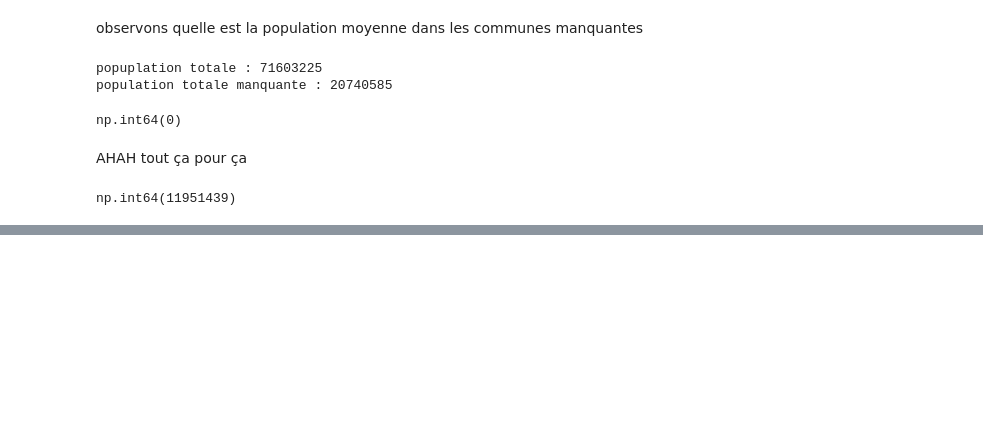
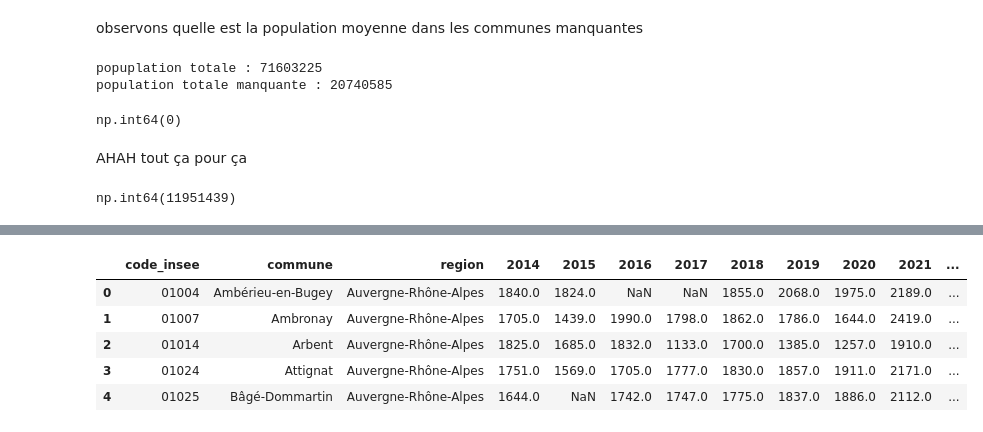
Before and after one commit to TomasAMG7/Python_S1_Challut_Garcia_Mossel, a Jupyter notebook: DATA/Données_price_immobilier.ipynb, the cells around one changed output, grey strips where cells are left out. Drawn from its saved outputs; the diff is of its cells as text; code cells hidden in the pictures; blank space fills up the shorter version.

```diff
--- a/DATA/Données_price_immobilier.ipynb
+++ b/DATA/Données_price_immobilier.ipynb
@@ -304,3 +304,6 @@ AHAH tout ça pour ça
 Merge_idf[2023].sum()
 # %% [output]
 np.int64(11951439)
+# %%
+df4 = df3.drop(columns = ['code_departement', 'departement']).copy()
+df4.head()
@@ -306,0 +317,23 @@ np.int64(11951439)
+# %%
+P1 = df4.pivot(
+    index = 'code_insee',
+    columns = 'annee',
+    values = 'prix_m2_median'
+)
+P1.head()
+P2 = df4[['code_insee', 'commune', 'region']].drop_duplicates(subset = 'code_insee')
+Prix_immo = P2.merge(
+    P1,
+    left_on = 'code_insee',
+    right_on = 'code_insee',
+    how = 'right'
+)
+# %%
+Prix_immo.head()
+# %% [output]
+|  | code_insee | commune | region | 2014 | 2015 | 2016 | 2017 | 2018 | 2019 | 2020 | 2021 | ... |
+| 0 | 01004 | Ambérieu-en-Bugey | Auvergne-Rhône-Alpes | 1840.0 | 1824.0 | NaN | NaN | 1855.0 | 2068.0 | 1975.0 | 2189.0 | ... |
+| 1 | 01007 | Ambronay | Auvergne-Rhône-Alpes | 1705.0 | 1439.0 | 1990.0 | 1798.0 | 1862.0 | 1786.0 | 1644.0 | 2419.0 | ... |
+| 2 | 01014 | Arbent | Auvergne-Rhône-Alpes | 1825.0 | 1685.0 | 1832.0 | 1133.0 | 1700.0 | 1385.0 | 1257.0 | 1910.0 | ... |
+| 3 | 01024 | Attignat | Auvergne-Rhône-Alpes | 1751.0 | 1569.0 | 1705.0 | 1777.0 | 1830.0 | 1857.0 | 1911.0 | 2171.0 | ... |
+| 4 | 01025 | Bâgé-Dommartin | Auvergne-Rhône-Alpes | 1644.0 | NaN | 1742.0 | 1747.0 | 1775.0 | 1837.0 | 1886.0 | 2112.0 | ... |
```
Also changed, not shown: parts of 2 cells of this notebook.
